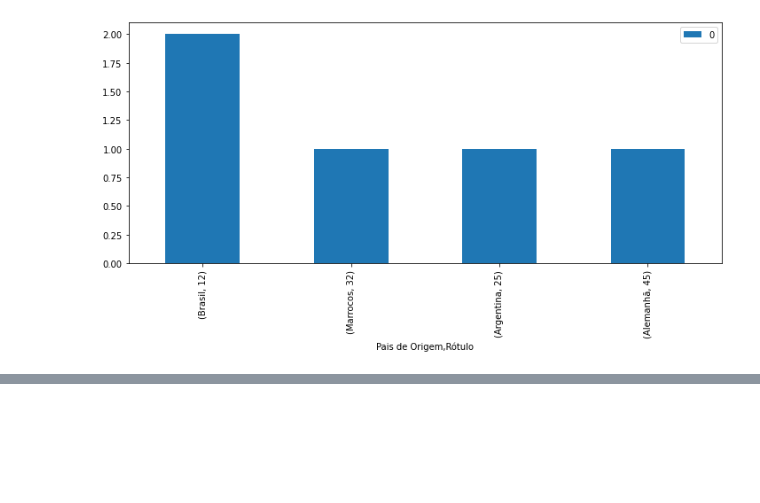
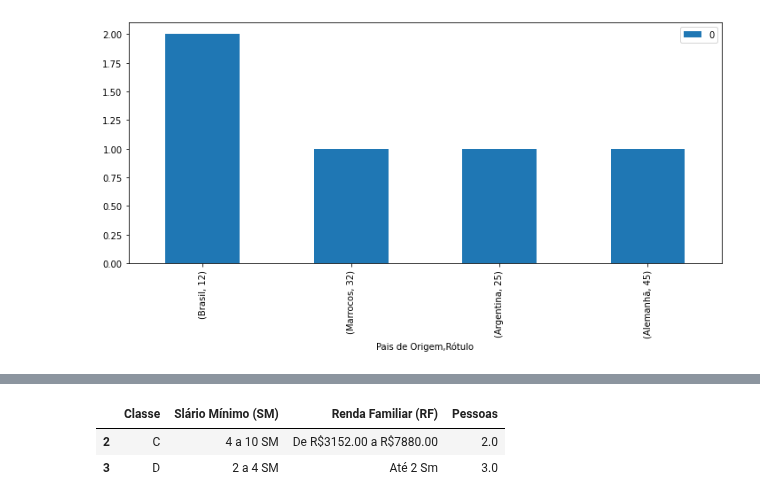
Before and after one commit to jvataidee/ManualdeAnalisedeDadosPython, a Jupyter notebook: cap1_tiposvariaveis_escala_mensuracao_precisao.ipynb, the cells around one changed output, grey strips where cells are left out. Drawn from its saved outputs; the diff is of its cells as text; code cells hidden in the pictures; blank space fills up the shorter version.

```diff
--- a/cap1_tiposvariaveis_escala_mensuracao_precisao.ipynb
+++ b/cap1_tiposvariaveis_escala_mensuracao_precisao.ipynb
@@ -17,18 +17,18 @@ import math
 ## Variáveis não métricas
 # %%
 #Criando dados
-dados = [['A', 'Acima de 20 SM', 'Acima de R$ 15760.00'],
-         ['B', '10 a 20 SM', 'De R$7880.00 a R$15760.00'],
-         ['C', '4 a 10 SM', 'De R$3152.00 a R$7880.00'],
-         ['D', '2 a 4 SM', 'Até 2 Sm'],
-         ['E', 'Até 2 Sm', 'Até R$1576.00']]
+clas_salarios = [['A', 'Acima de 20 SM', 'Acima de R$ 15760.00'],
+                ['B', '10 a 20 SM', 'De R$7880.00 a R$15760.00'],
+                ['C', '4 a 10 SM', 'De R$3152.00 a R$7880.00'],
+                ['D', '2 a 4 SM', 'Até 2 Sm'],
+                ['E', 'Até 2 Sm', 'Até R$1576.00']]
 
 colunas = ['Classe', 'Slário Mínimo (SM) ', 'Renda Familiar (RF)']
 # %%
 #Mostrando DataFrame
-f = pd.DataFrame(dados)
-df.columns = colunas
-df
+clas_salrios = pd.DataFrame(clas_salarios)
+clas_salrios.columns = colunas
+clas_salrios
 # %% [output]
 |  | Classe | Slário Mínimo (SM) | Renda Familiar (RF) |
 | 0 | A | Acima de 20 SM | Acima de R$ 15760.00 |
@@ -154,0 +187,10 @@ cont_pais.plot(kind = "bar", figsize = (12, 5));
+# %%
+cont_classe = pd.DataFrame(df["Classe"].value_counts()).reset_index()
+cont_classe.rename(columns={"Classe":"Pessoas", "index":"Classe"}, inplace = True)
+cont_classe = pd.merge(clas_salrios, cont_classe, how = "left", on = ["Classe"])
+cont_classe = cont_classe[cont_classe["Pessoas"]>0]
+cont_classe
+# %% [output]
+|  | Classe | Slário Mínimo (SM) | Renda Familiar (RF) | Pessoas |
+| 2 | C | 4 a 10 SM | De R$3152.00 a R$7880.00 | 2.0 |
+| 3 | D | 2 a 4 SM | Até 2 Sm | 3.0 |
```
Also changed, not shown: parts of 14 cells of this notebook.
